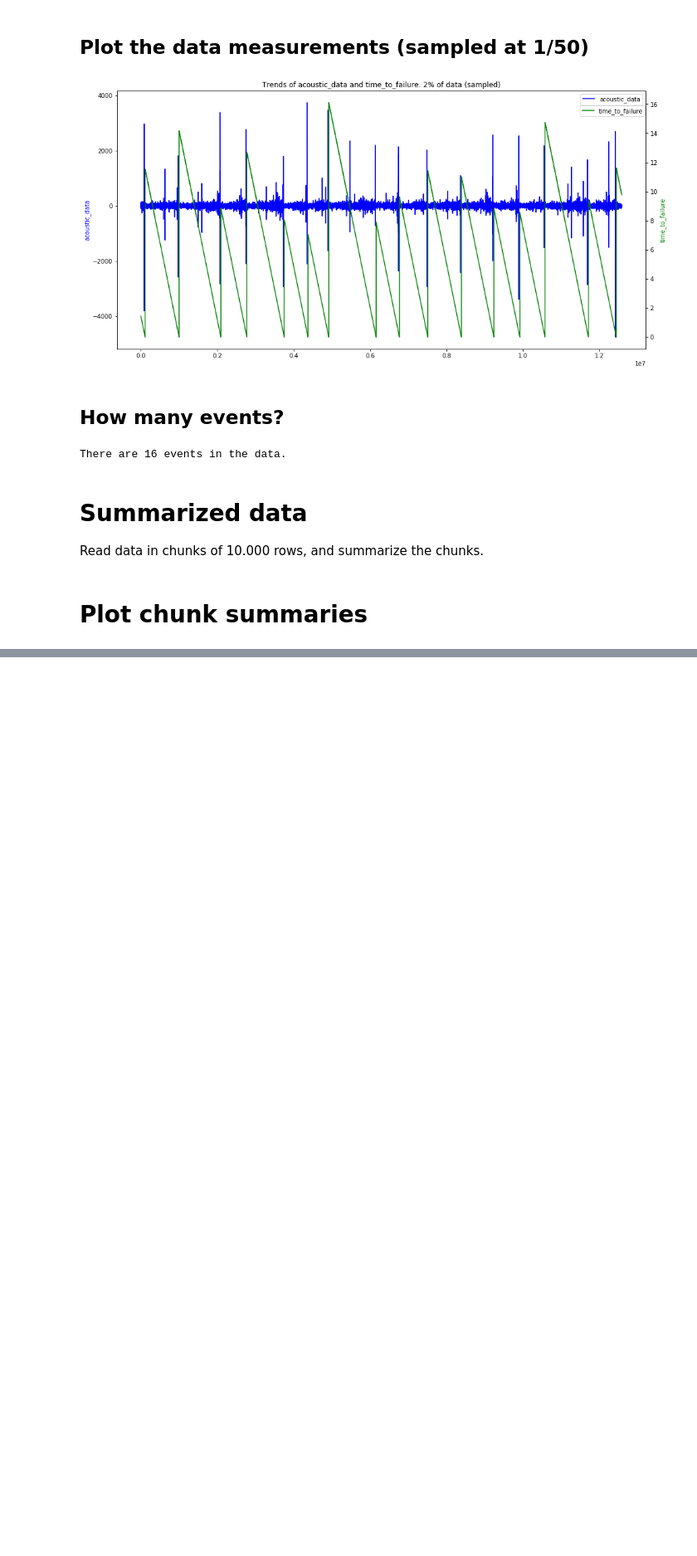
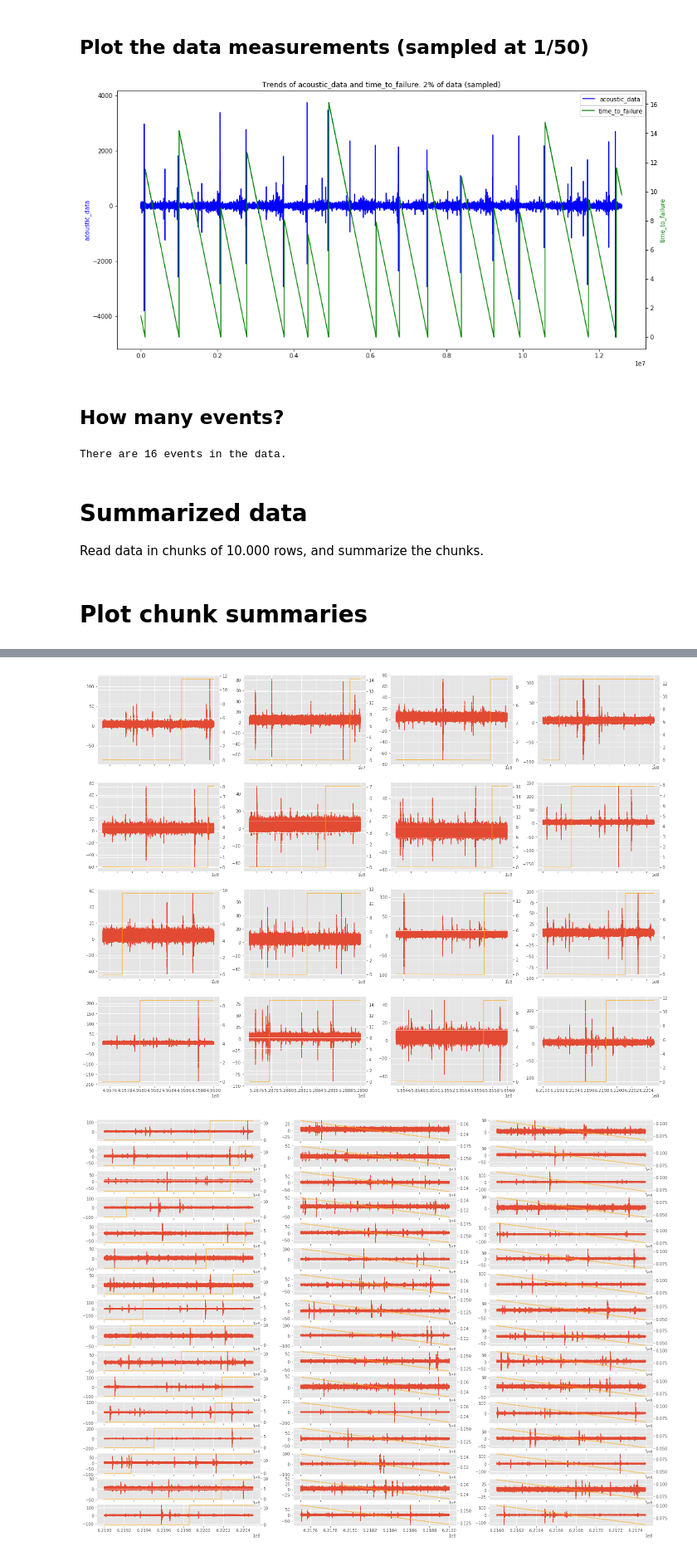
Before and after one commit to lisatostrams/Earthquake-Prediction, a Jupyter notebook: EDA.ipynb, the cells around one changed output, grey strips where cells are left out. Shown at 83% size. Saved outputs shown, nothing was run; the diff lists cells and outputs as text; code cells hidden in the pictures; blank space fills up the shorter version.

```diff
--- a/EDA.ipynb
+++ b/EDA.ipynb
@@ -130,0 +132,57 @@ Passing one of 'on', 'true', 'off', 'false' as a boolean is deprecated; use an a
+# %%
+import pandas as pd
+import matplotlib.pyplot as plt
+import numpy as np
+
+events = [38,334,698,926,1251,1458,1639,2053,2256,2503,2796,3079,3306,3526,3904,4147]
+
+reader = pd.read_csv("Data/train.csv",
+                    dtype={'acoustic_data': np.int16, 'time_to_failure': np.float32},
+                    chunksize=150000)
+events_df = []
+before_events_df = []
+before_before_events = []
+i = 0
+for df in reader:
+    if(i+1 in events):
+        events_df.append(df)
+    if(i+2 in events):
+        before_events_df.append(df)
+    if(i+3 in events):
+        before_before_events.append(df)
+    i=i+1
+
+#%%
+
+
+#%%
+
+fig, ax = plt.subplots(4,4,figsize=(24,18))
+i=0
+for k in range(0,4):
+    for j in range(0,4):
+        ax2 = ax[k,j].twinx()
+        events_df[i]['time_to_failure'].plot(color='orange',ax=ax2,alpha=0.7)
+        events_df[i]['acoustic_data'].plot(ax=ax[k,j])
+        i=i+1
+
+plt.savefig('events.png',dpi=300)
+
+fig, ax = plt.subplots(16,3,figsize=(24,18))
+i=0
+for k in range(0,16):
+        ax2 = ax[k,0].twinx()
+        events_df[i]['time_to_failure'].plot(color='orange',ax=ax2,alpha=0.7)
+        events_df[i]['acoustic_data'].plot(ax=ax[k,0])
+        ax2 = ax[k,1].twinx()
+        before_events_df[i]['time_to_failure'].plot(color='orange',ax=ax2,alpha=0.7)
+        before_events_df[i]['acoustic_data'].plot(ax=ax[k,1])
+        ax2 = ax[k,2].twinx()
+        before_before_events[i]['time_to_failure'].plot(color='orange',ax=ax2,alpha=0.7)
+        before_before_events[i]['acoustic_data'].plot(ax=ax[k,2])
+        i=i+1
+
+plt.savefig('beforebeforeevents.png',dpi=300)
+# %% [output]
+[figure, added]
+[figure, added]
```
Also changed, not shown: parts of 8 cells of this notebook, 26 other files.
